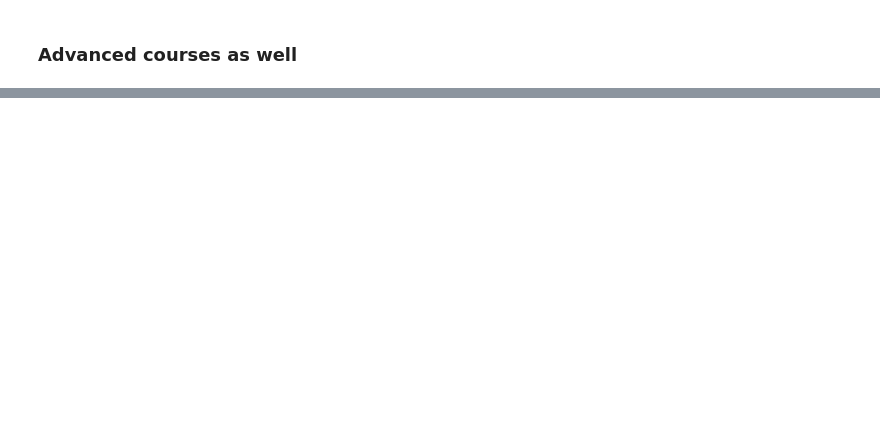
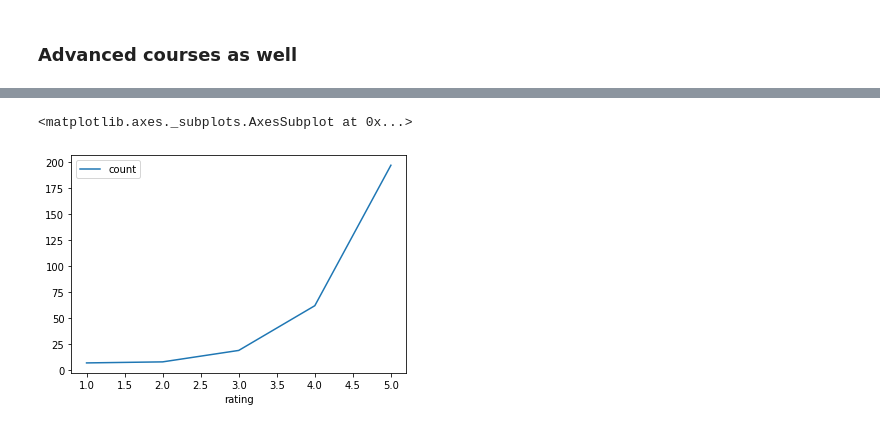
Before and after one commit to denistsoi/udacity-reviews, a Jupyter notebook: analyzing-data.ipynb, the cells around one changed output, grey strips where cells are left out. Cells and saved outputs as stored; diff of their text form; code cells hidden in the pictures; blank space fills up the shorter version.

```diff
--- a/analyzing-data.ipynb
+++ b/analyzing-data.ipynb
@@ -185,0 +198,6 @@ advanced_df.head(5)
+# %%
+intermediate = intermediate[["title","count","stats"]]
+
+intermediate = intermediate.sort_values(by = ["count"], ascending=False)
+
+intermediate.head(10)
@@ -185,0 +241,3 @@ advanced_df.head(5)
+# %%
+data_engineer = intermediate.loc[[17]]
+data_engineer
@@ -185,0 +251,3 @@ advanced_df.head(5)
+# %%
+stats = data_engineer["stats"].iloc[0]
+stats
@@ -185,0 +260,3 @@ advanced_df.head(5)
+# %%
+data_df = pd.DataFrame(data = stats)
+data_df
@@ -185,0 +270,5 @@ advanced_df.head(5)
+# %%
+data_df.plot(kind="line", x="rating", y="count")
+# %% [output]
+<matplotlib.axes._subplots.AxesSubplot at 0x...>
+[figure, added]
```
Also changed, not shown: parts of 21 cells of this notebook.
